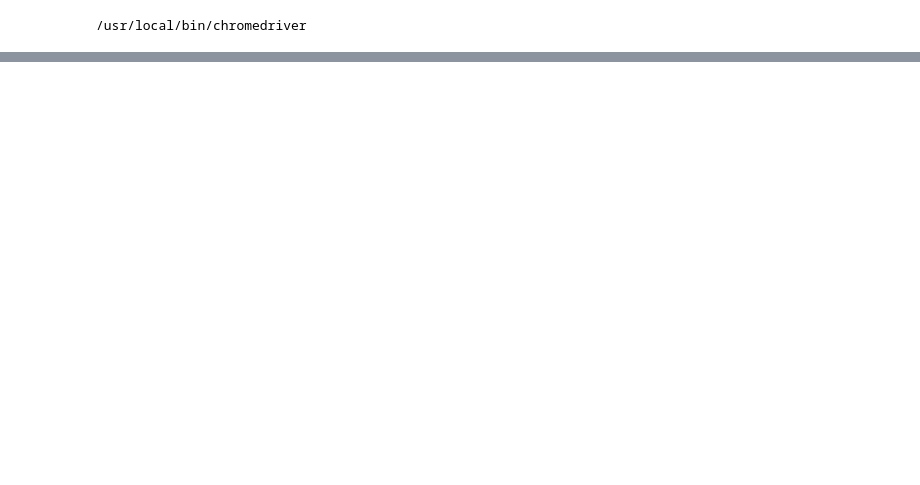
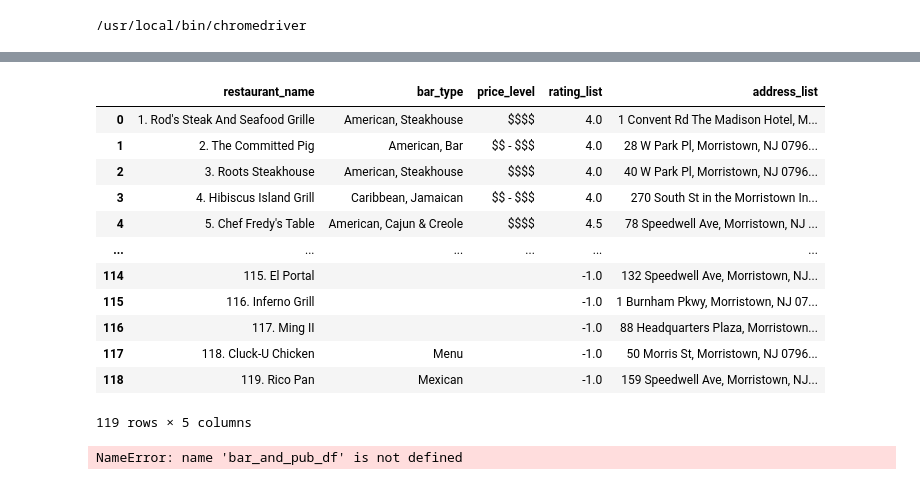
Before and after one commit to RyanAdamGonzalez1996/New-Jersey-Bars, a Jupyter notebook: Extract/Morristown.ipynb, the cells around one changed output, grey strips where cells are left out. Cells and saved outputs as stored; diff of their text form; code cells hidden in the pictures; blank space fills up the shorter version.

Commit message:
morristown bars csv

```diff
--- a/Extract/Morristown.ipynb
+++ b/Extract/Morristown.ipynb
@@ -180,26 +178,42 @@ browser.quit()
 # %%
 overall = {'restaurant_name' : morristown_name_list,
            'bar_type': morristown_type_list,
            'price_level': morristown_price_list,
            'rating_list': morristown_rating_list,
 
            'address_list':morristown_address_list }
 
 
 
 
-morristown_raw_df = pd.DataFrame.from_dict(overall,)
+morristown_raw_df = pd.DataFrame.from_dict(overall)
 morristown_df = morristown_raw_df.drop_duplicates()
 morristown_df
+# %% [output]
+|  | restaurant_name | bar_type | price_level | rating_list | address_list |
+| 0 | 1. Rod's Steak And Seafood Grille | American, Steakhouse | $$$$ | 4.0 | 1 Convent Rd The Madison Hotel, M... |
+| 1 | 2. The Committed Pig | American, Bar | $$ - $$$ | 4.0 | 28 W Park Pl, Morristown, NJ 0796... |
+| 2 | 3. Roots Steakhouse | American, Steakhouse | $$$$ | 4.0 | 40 W Park Pl, Morristown, NJ 0796... |
+| 3 | 4. Hibiscus Island Grill | Caribbean, Jamaican | $$ - $$$ | 4.0 | 270 South St in the Morristown In... |
+| 4 | 5. Chef Fredy's Table | American, Cajun & Creole | $$$$ | 4.5 | 78 Speedwell Ave, Morristown, NJ ... |
+| ... | ... | ... | ... | ... | ... |
+| 114 | 115. El Portal |  |  | -1.0 | 132 Speedwell Ave, Morristown, NJ... |
+| 115 | 116. Inferno Grill |  |  | -1.0 | 1 Burnham Pkwy, Morristown, NJ 07... |
+| 116 | 117. Ming II |  |  | -1.0 | 88 Headquarters Plaza, Morristown... |
+| 117 | 118. Cluck-U Chicken | Menu |  | -1.0 | 50 Morris St, Morristown, NJ 0796... |
+| 118 | 119. Rico Pan | Mexican |  | -1.0 | 159 Speedwell Ave, Morristown, NJ... |
+119 rows × 5 columns
 # %%
-morristown_bar_and_pub_df = df.loc[df['bar_type'] == "Bar, Pub"]
-morristown_american_df = df.loc[df['bar_type'] == "American, Bar"]
-morristown_irish_df = df.loc[df['bar_type'] == "Irish, Bar"]
-morristown_italian_df = df.loc[df['bar_type'] == "Italian, Bar"]
-morristown_bar_df = df.loc[df['bar_type'] == "Bar"]
-morristown_pub_df = df.loc[df['bar_type'] == "Pub"]
-morristown_seafood_df = df.loc[df['bar_type'] == "Bar, Seafood"]
-morristown_bar_and_american_df = df.loc[df['bar_type'] == "Bar, American"]
+morristown_bar_and_pub_df = morristown_df.loc[morristown_df['bar_type'] == "Bar, Pub"]
+morristown_american_df = morristown_df.loc[morristown_df['bar_type'] == "American, Bar"]
+morristown_irish_df = morristown_df.loc[morristown_df['bar_type'] == "Irish, Bar"]
+morristown_italian_df = morristown_df.loc[morristown_df['bar_type'] == "Italian, Bar"]
+morristown_bar_df = morristown_df.loc[morristown_df['bar_type'] == "Bar"]
+morristown_pub_df = morristown_df.loc[morristown_df['bar_type'] == "Pub"]
+morristown_seafood_df = morristown_df.loc[morristown_df['bar_type'] == "Bar, Seafood"]
+morristown_bar_and_american_df = morristown_df.loc[morristown_df['bar_type'] == "Bar, American"]
 
-morristown_final_df= pd.concat([bar_and_pub_df,american_df,irish_df,italian_df,bar_df,pub_df,seafood_df,bar_and_american_df], axis=0)
+morristown_final_df= pd.concat([morristown_bar_and_pub_df,morristown_american_df,morristown_irish_df,morristown_italian_df,morristown_bar_df,pub_df,seafood_df,bar_and_american_df], axis=0)
 morristown_final_df
+# %% [output]
+NameError: name 'bar_and_pub_df' is not defined
```
Also changed, not shown: parts of 4 cells of this notebook, 1 other file.
